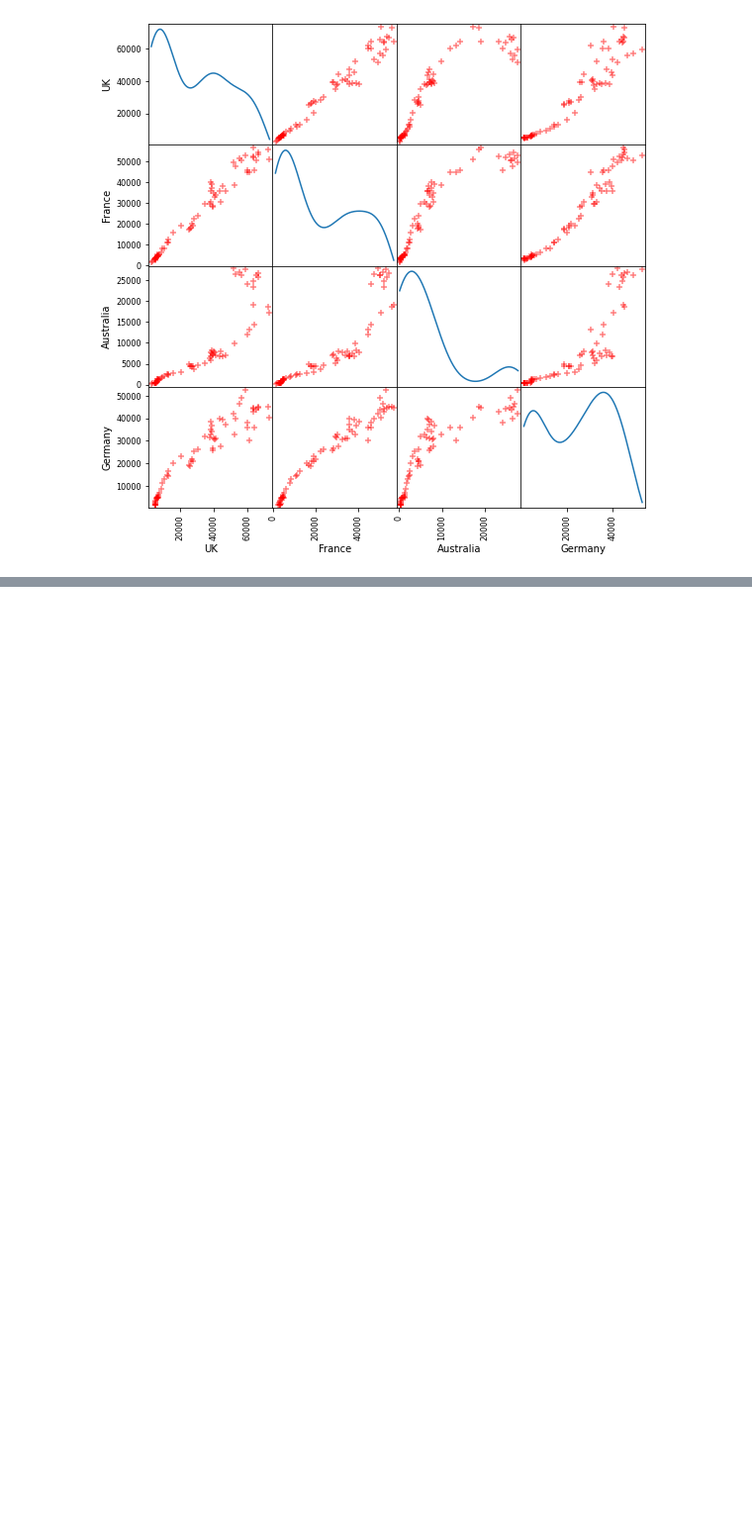
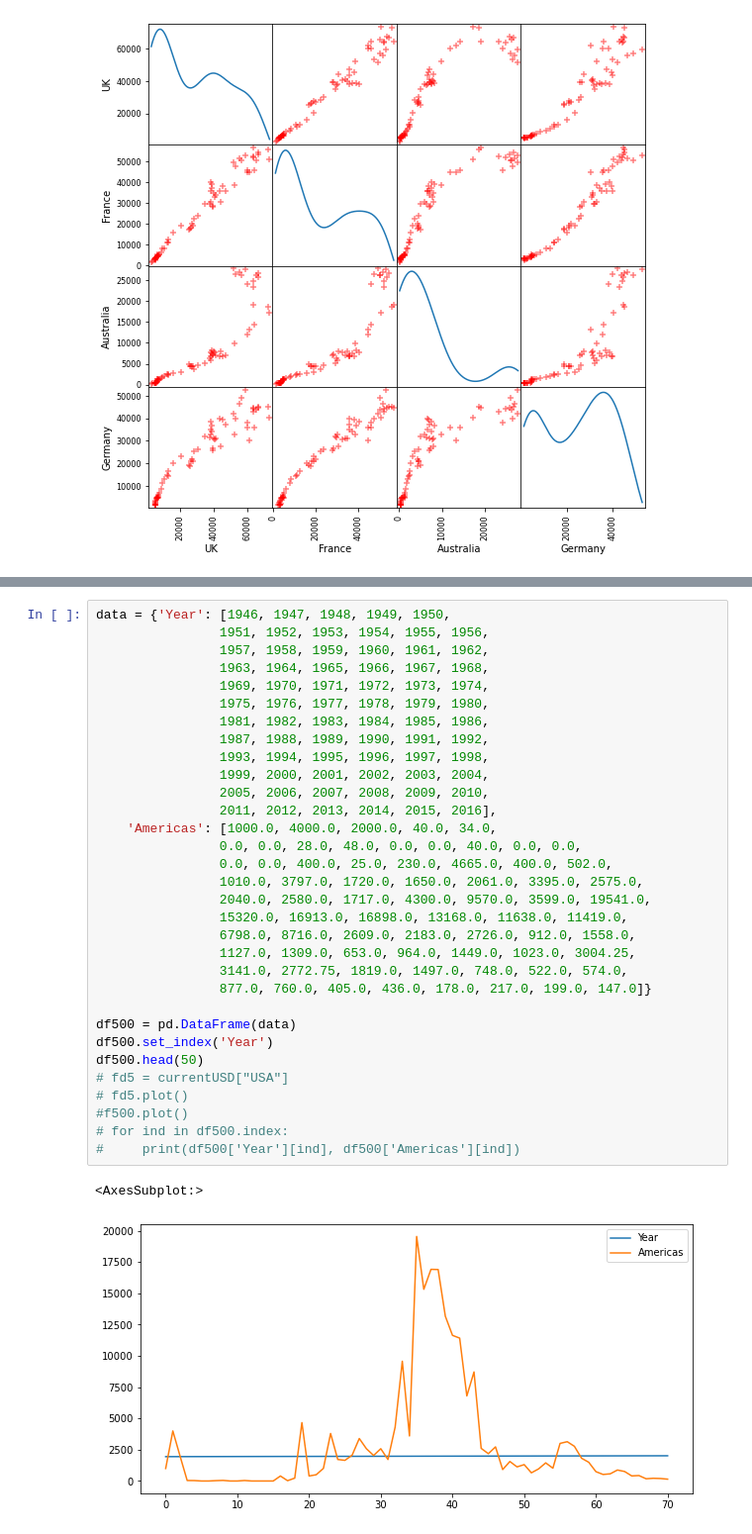
Before and after one commit to MaxRaphael/data_project, a Jupyter notebook: Military_spend.ipynb, the cells around one changed output, grey strips where cells are left out. Shown: that part at 99% size. Saved outputs shown, nothing was run; the diff lists cells and outputs as text; blank space fills up the shorter version.

```diff
--- a/Military_spend.ipynb
+++ b/Military_spend.ipynb
@@ -183,0 +252,35 @@ array([[<AxesSubplot:xlabel='UK', ylabel='UK'>,
+# %%
+data = {'Year': [1946, 1947, 1948, 1949, 1950,
+                1951, 1952, 1953, 1954, 1955, 1956,
+                1957, 1958, 1959, 1960, 1961, 1962,
+                1963, 1964, 1965, 1966, 1967, 1968,
+                1969, 1970, 1971, 1972, 1973, 1974,
+                1975, 1976, 1977, 1978, 1979, 1980,
+                1981, 1982, 1983, 1984, 1985, 1986,
+                1987, 1988, 1989, 1990, 1991, 1992,
+                1993, 1994, 1995, 1996, 1997, 1998,
+                1999, 2000, 2001, 2002, 2003, 2004,
+                2005, 2006, 2007, 2008, 2009, 2010,
+                2011, 2012, 2013, 2014, 2015, 2016],
+    'Americas': [1000.0, 4000.0, 2000.0, 40.0, 34.0,
+                0.0, 0.0, 28.0, 48.0, 0.0, 0.0, 40.0, 0.0, 0.0,
+                0.0, 0.0, 400.0, 25.0, 230.0, 4665.0, 400.0, 502.0,
+                1010.0, 3797.0, 1720.0, 1650.0, 2061.0, 3395.0, 2575.0,
+                2040.0, 2580.0, 1717.0, 4300.0, 9570.0, 3599.0, 19541.0,
+                15320.0, 16913.0, 16898.0, 13168.0, 11638.0, 11419.0,
+                6798.0, 8716.0, 2609.0, 2183.0, 2726.0, 912.0, 1558.0,
+                1127.0, 1309.0, 653.0, 964.0, 1449.0, 1023.0, 3004.25,
+                3141.0, 2772.75, 1819.0, 1497.0, 748.0, 522.0, 574.0,
+                877.0, 760.0, 405.0, 436.0, 178.0, 217.0, 199.0, 147.0]}
+
+df500 = pd.DataFrame(data)
+df500.set_index('Year')
+df500.head(50)
+# fd5 = currentUSD["USA"]
+# fd5.plot()
+#f500.plot()
+# for ind in df500.index:
+#     print(df500['Year'][ind], df500['Americas'][ind])
+# %% [output]
+<AxesSubplot:>
+[figure, added]
```
Also changed, not shown: parts of 12 cells of this notebook, 2 other files.
